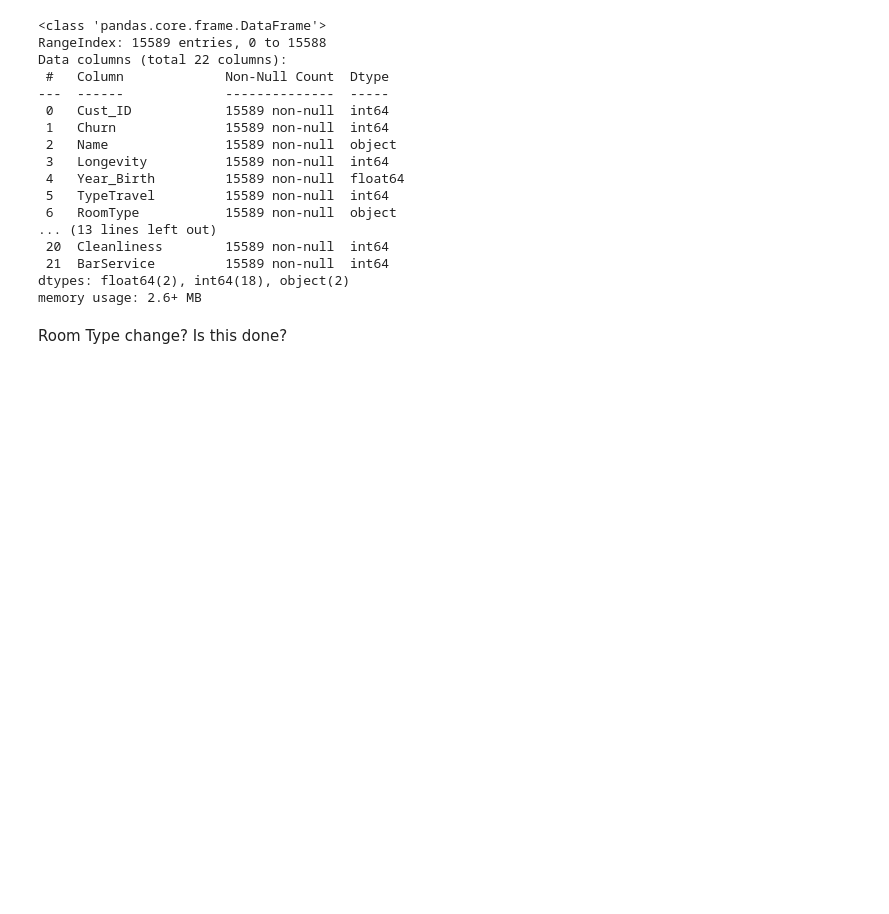
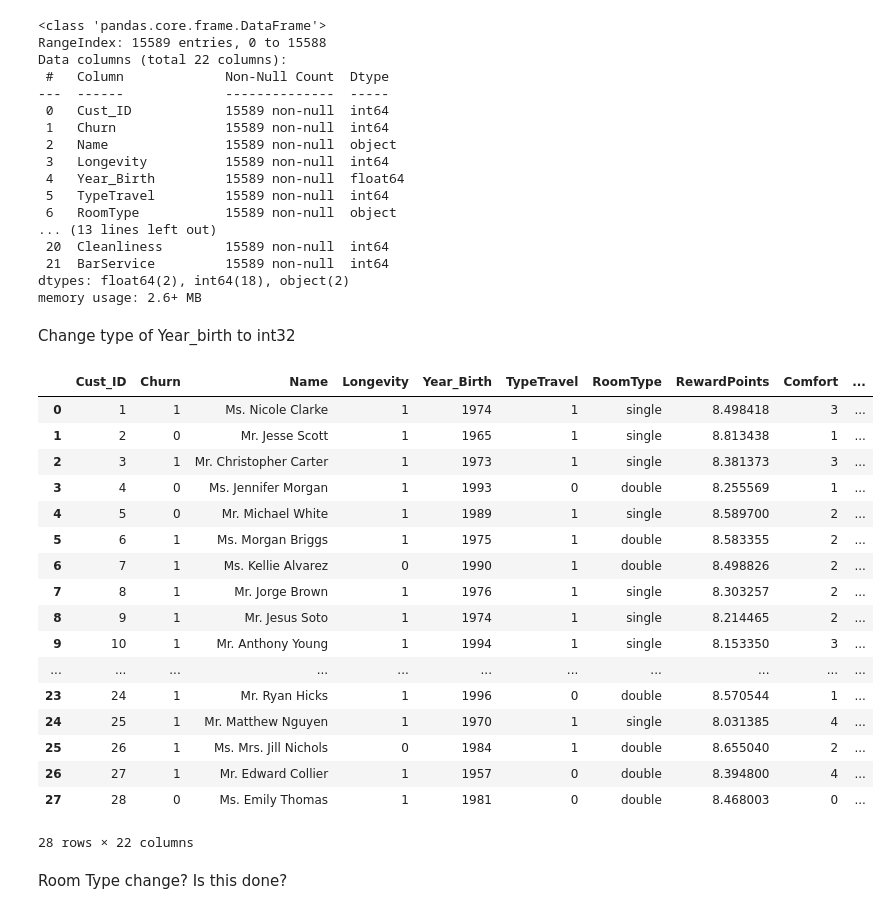
Before and after one commit to Leon209/Project_1-Supervised-Model, a Jupyter notebook: Project 1.ipynb, the cells around one changed output. Drawn from its saved outputs; the diff is of its cells as text; code cells hidden in the pictures; blank space fills up the shorter version.

```diff
--- a/Project 1.ipynb
+++ b/Project 1.ipynb
@@ -258,6 +258,30 @@ Data columns (total 22 columns):
  21  BarService         15589 non-null  int64
 dtypes: float64(2), int64(18), object(2)
 memory usage: 2.6+ MB
+# %% [markdown]
+Change type of Year_birth to int32
+# %%
+data['Year_Birth']=data['Year_Birth'].astype(int)
+data.head(28)
+# %% [output]
+|  | Cust_ID | Churn | Name | Longevity | Year_Birth | TypeTravel | RoomType | RewardPoints | Comfort | ... |
+| 0 | 1 | 1 | Ms. Nicole Clarke | 1 | 1974 | 1 | single | 8.498418 | 3 | ... |
+| 1 | 2 | 0 | Mr. Jesse Scott | 1 | 1965 | 1 | single | 8.813438 | 1 | ... |
+| 2 | 3 | 1 | Mr. Christopher Carter | 1 | 1973 | 1 | single | 8.381373 | 3 | ... |
+| 3 | 4 | 0 | Ms. Jennifer Morgan | 1 | 1993 | 0 | double | 8.255569 | 1 | ... |
+| 4 | 5 | 0 | Mr. Michael White | 1 | 1989 | 1 | single | 8.589700 | 2 | ... |
+| 5 | 6 | 1 | Ms. Morgan Briggs | 1 | 1975 | 1 | double | 8.583355 | 2 | ... |
+| 6 | 7 | 1 | Ms. Kellie Alvarez | 0 | 1990 | 1 | double | 8.498826 | 2 | ... |
+| 7 | 8 | 1 | Mr. Jorge Brown | 1 | 1976 | 1 | single | 8.303257 | 2 | ... |
+| 8 | 9 | 1 | Mr. Jesus Soto | 1 | 1974 | 1 | single | 8.214465 | 2 | ... |
+| 9 | 10 | 1 | Mr. Anthony Young | 1 | 1994 | 1 | single | 8.153350 | 3 | ... |
+| ... | ... | ... | ... | ... | ... | ... | ... | ... | ... | ... |
+| 23 | 24 | 1 | Mr. Ryan Hicks | 1 | 1996 | 0 | double | 8.570544 | 1 | ... |
+| 24 | 25 | 1 | Mr. Matthew Nguyen | 1 | 1970 | 1 | single | 8.031385 | 4 | ... |
+| 25 | 26 | 1 | Ms. Mrs. Jill Nichols | 0 | 1984 | 1 | double | 8.655040 | 2 | ... |
+| 26 | 27 | 1 | Mr. Edward Collier | 1 | 1957 | 0 | double | 8.394800 | 4 | ... |
+| 27 | 28 | 0 | Ms. Emily Thomas | 1 | 1981 | 0 | double | 8.468003 | 0 | ... |
+28 rows × 22 columns
 # %% [markdown]
 Room Type change? Is this done?
 # %%
```
Also changed, not shown: parts of 1 cell of this notebook.
